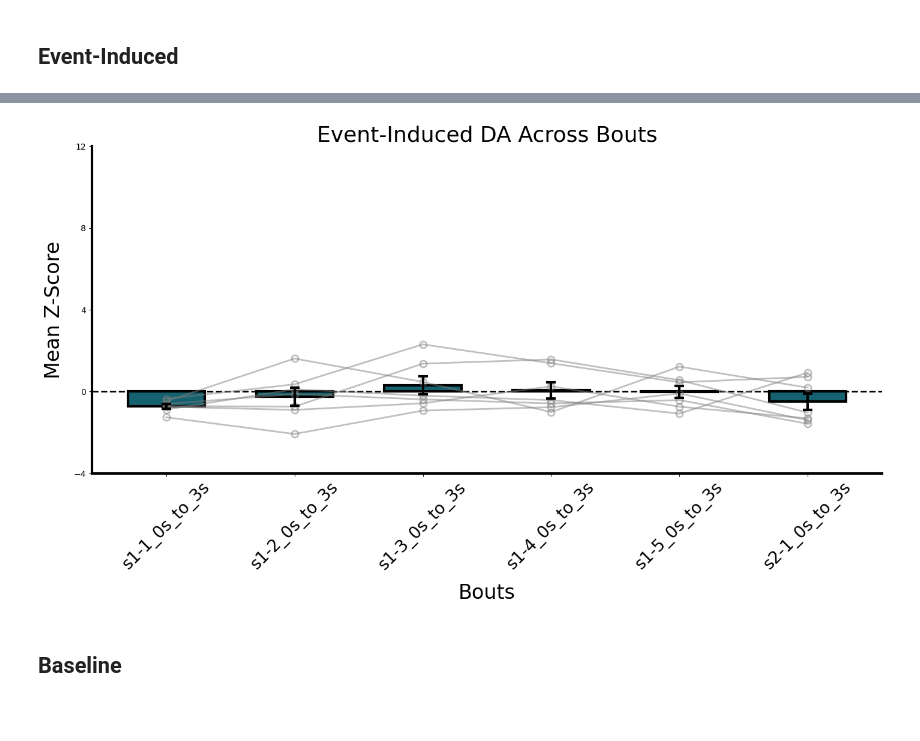
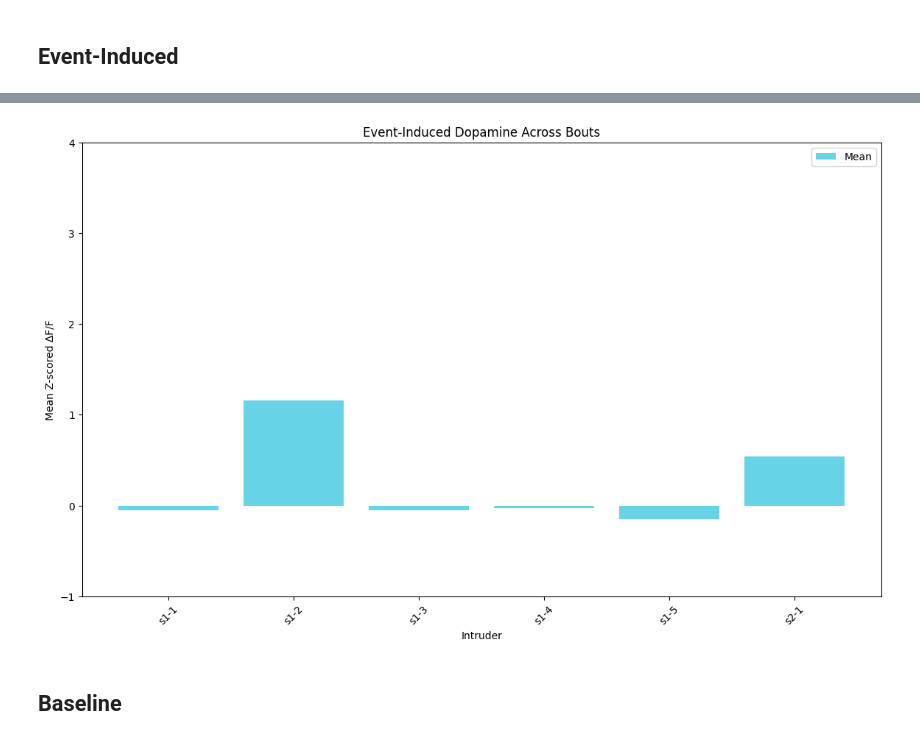
Before and after one commit to padillacoreanolab/Fiber_Photometry, a Jupyter notebook: Hab Dishab/hd_analysis.ipynb, the cells around one changed output, grey strips where cells are left out. Cells and saved outputs as stored; diff of their text form; code cells hidden in the pictures; blank space fills up the shorter version.

Commit message:
event induced plots beginnings

```diff
--- a/Hab Dishab/hd_analysis.ipynb
+++ b/Hab Dishab/hd_analysis.ipynb
@@ -304,7 +304,7 @@ def extract_bouts_and_behaviors_from_dir(directory_path, bout_definitions):
     return behaviors_df
 # %%
 experiment.group_extract_manual_annotations(bout_definitions=bout_definitions, first = True)
-extract_bouts_and_behaviors_from_dir(csv_base_path, bout_definitions)
+new_df = extract_bouts_and_behaviors_from_dir(csv_base_path, bout_definitions)
 # %% [output]
 Processing behaviors for n7-240821-114717...
 Processing behaviors for n2-240507-093913...
@@ -495,11 +415,10 @@ def extract_nth_behavior_mean_baseline_peth(experiment, csv_base_path, bout_defi
 # %%
 desired_bouts = ["s1-1", "s1-2", "s1-3", "s1-4", "s1-5", "s2-1"]
 
-event_induced_df = extract_nth_behavior_mean_baseline_peth(
-    experiment=experiment,
-    csv_base_path=csv_base_path,
-    bout_definitions=bout_definitions,
-    bouts=desired_bouts,
-    behavior='Investigation',
-    n=1, windows=[(0, 3)], pre_time=5, post_time=5
+# Call the function
+event_induced_df = calculate_event_induced_dopamine(
+    df=new_df, experiment=experiment,
+    pre_time=2,  # Time before event to analyze
+    post_time=2,  # Time after event to analyze
+    first=True  # Consider only first investigation
 )
@@ -536,12 +424,0 @@ event_induced_df
-# %%
-plot_event_induced_da(
-    event_induced_df=event_induced_df,
-    title="Event-Induced DA Across Bouts",
-    ylabel="Mean Z-Score",
-    xlabel="Bouts",
-    ylim=(-4, 12),  # Adjust if needed
-    bar_color=brain_region,
-    yticks_increment=4
-)
-# %% [output]
-[figure, removed]
@@ -548,3 +482,22 @@ plot_event_induced_da(
+# %%
+plot_event_induced_dopamine(
+    df=event_induced_df,
+    metric_name="Mean_Z_Score",
+    title="Event-Induced Dopamine Across Bouts",
+    ylabel="Mean Z-scored ∆F/F",
+    xlabel="Intruder",
+    custom_xtick_labels=["i1", "i1", "i1", "i1", "i1", "i2"],
+    custom_xtick_colors=["blue", "blue", "blue", "blue", "blue", "#E06928"],
+    ylim=(-1, 4),
+    bar_color="#00B7D7",
+    yticks_increment=1,
+    figsize=(14,8),
+    pad_inches=0.1
+)
+
+# Mean Z-scored ∆F/F
+# %% [output]
+[figure, added]
 # %% [markdown]
 ## Baseline
 # %% [markdown]
```
Also changed, not shown: parts of 7 cells of this notebook.
